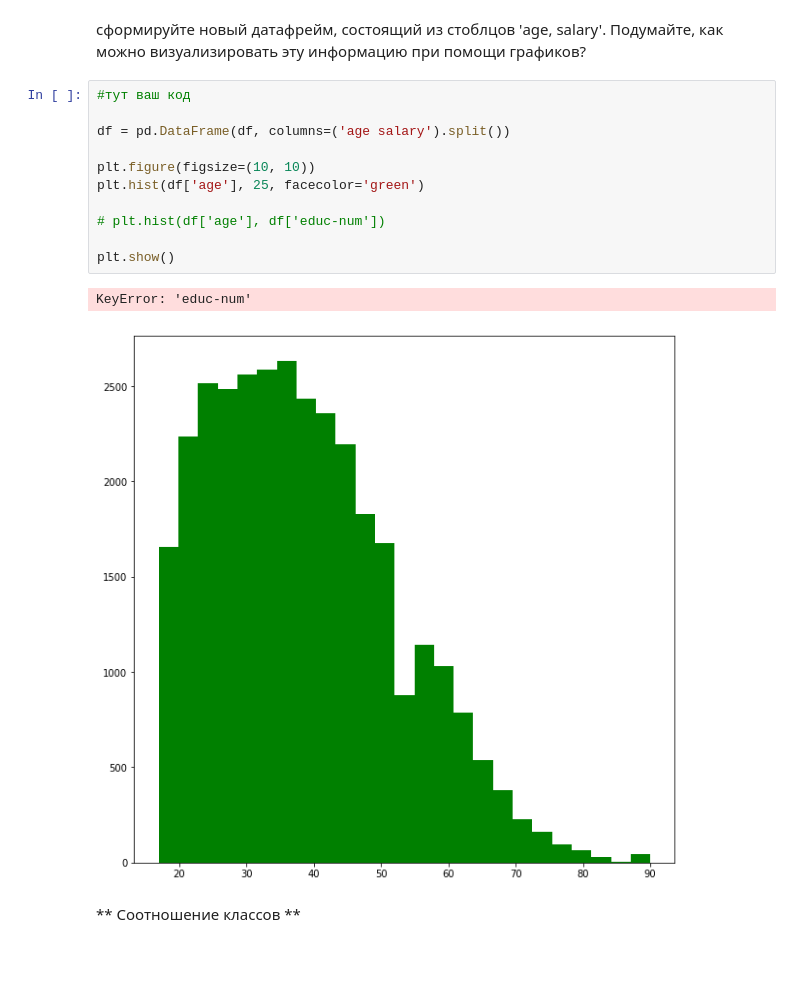
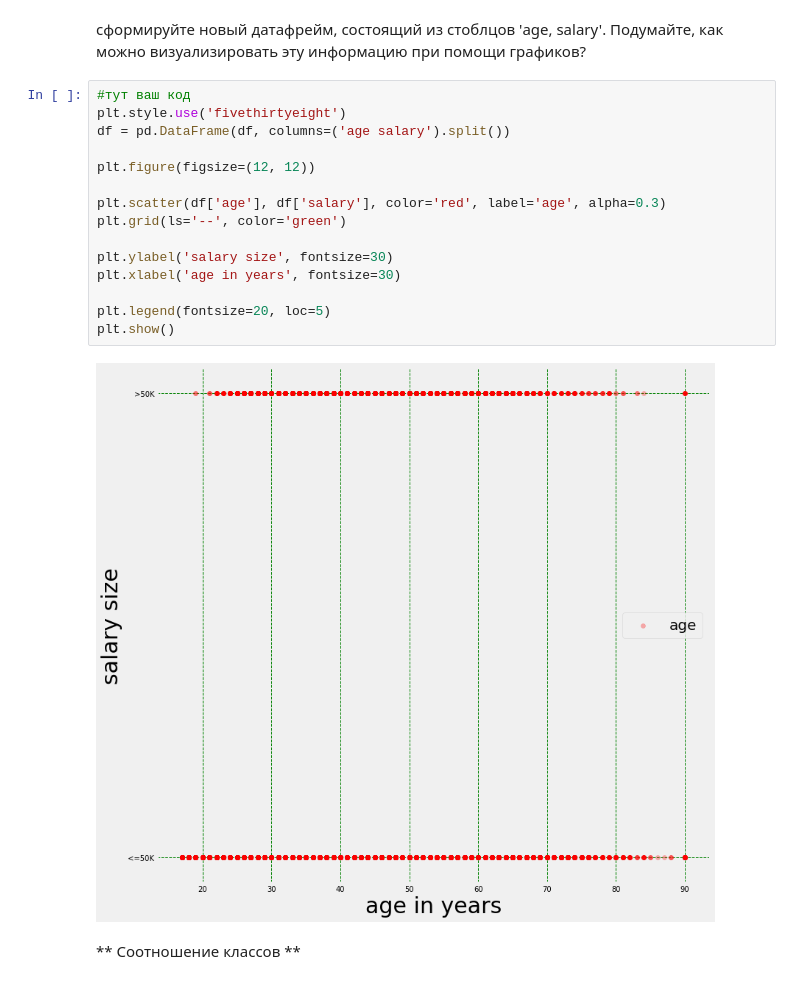
Before and after one commit to Skufler/mlschl, a Jupyter notebook: Seminars/salary_knn.ipynb, the cells around one changed output. Drawn from its saved outputs; the diff is of its cells as text; blank space fills up the shorter version.

Commit message:
Added beautiful plots and updated knn

```diff
--- a/Seminars/salary_knn.ipynb
+++ b/Seminars/salary_knn.ipynb
@@ -54,18 +54,21 @@ df.head(5)
 сформируйте новый датафрейм, состоящий из стоблцов 'age, salary'. Подумайте, как можно визуализировать эту информацию при помощи графиков?
 # %%
 #тут ваш код
-
+plt.style.use('fivethirtyeight')
 df = pd.DataFrame(df, columns=('age salary').split())
 
-plt.figure(figsize=(10, 10))
-plt.hist(df['age'], 25, facecolor='green')
+plt.figure(figsize=(12, 12))
 
-# plt.hist(df['age'], df['educ-num'])
+plt.scatter(df['age'], df['salary'], color='red', label='age', alpha=0.3)
+plt.grid(ls='--', color='green')
 
+plt.ylabel('salary size', fontsize=30)
+plt.xlabel('age in years', fontsize=30)
+
+plt.legend(fontsize=20, loc=5)
 plt.show()
 # %% [output]
-KeyError: 'educ-num'
-[figure, old version]
+[figure, new version]
 # %% [markdown]
 ** Соотношение классов **
 # %%
```
Also changed, not shown: parts of 5 cells of this notebook.
